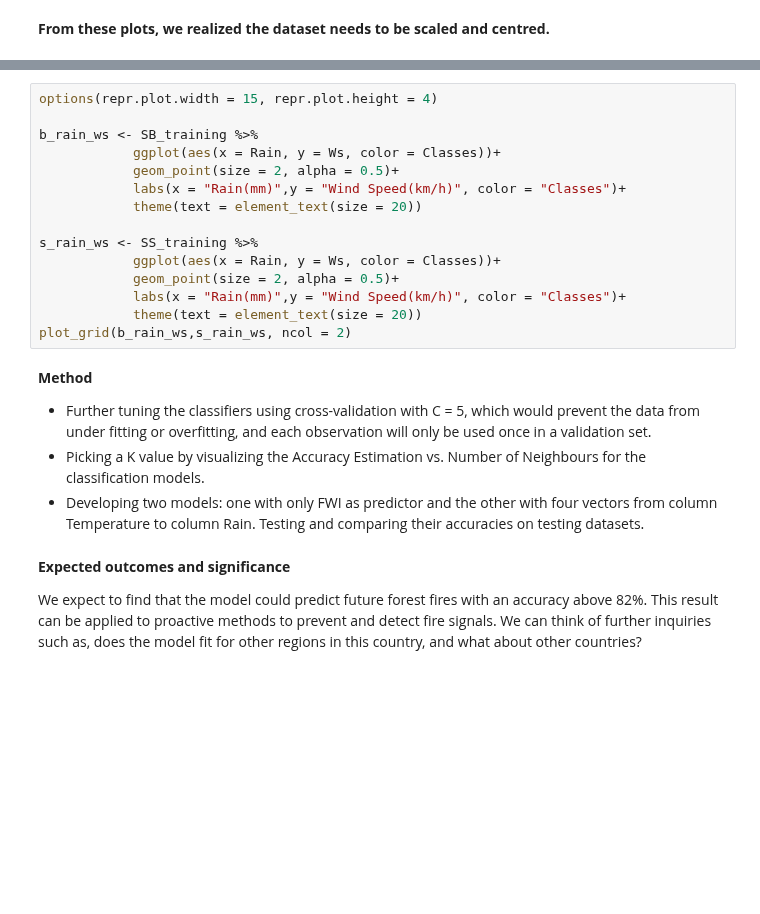
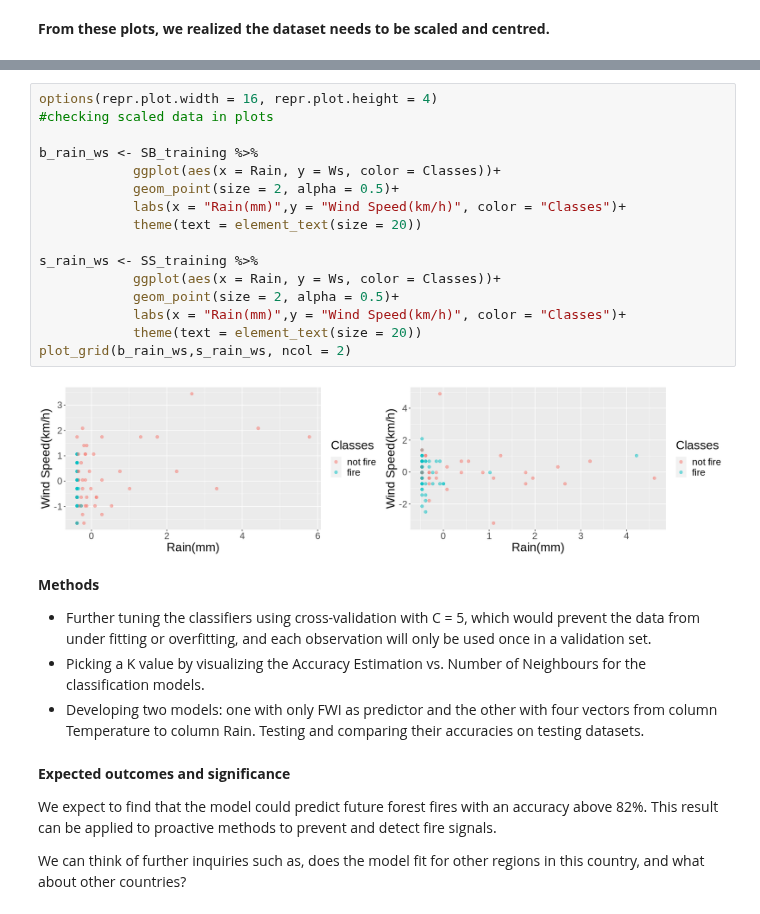
Before and after one commit to zjr-mds/Forest-Fire-Prediction, a Jupyter notebook: Proposal_Group2.ipynb, the cells around one changed output, grey strips where cells are left out. Saved outputs shown, nothing was run; the diff lists cells and outputs as text; blank space fills up the shorter version.

```diff
--- a/Proposal_Group2.ipynb
+++ b/Proposal_Group2.ipynb
@@ -222,22 +212,25 @@ SS_training <- S_training %>%
                               Ws = scale(Ws, center = TRUE),
                               Rain = scale(Rain, center = TRUE))
 # %%
-options(repr.plot.width = 15, repr.plot.height = 4)
+options(repr.plot.width = 16, repr.plot.height = 4)
+#checking scaled data in plots
 
 b_rain_ws <- SB_training %>%
             ggplot(aes(x = Rain, y = Ws, color = Classes))+
             geom_point(size = 2, alpha = 0.5)+
             labs(x = "Rain(mm)",y = "Wind Speed(km/h)", color = "Classes")+
             theme(text = element_text(size = 20))
 
 s_rain_ws <- SS_training %>%
             ggplot(aes(x = Rain, y = Ws, color = Classes))+
             geom_point(size = 2, alpha = 0.5)+
             labs(x = "Rain(mm)",y = "Wind Speed(km/h)", color = "Classes")+
             theme(text = element_text(size = 20))
 plot_grid(b_rain_ws,s_rain_ws, ncol = 2)
+# %% [output]
+[figure, added]
 # %% [markdown]
-**Method**
+**Methods**
 
 * Further tuning the classifiers using cross-validation with C = 5, which would prevent the data from under fitting or overfitting, and each observation will only be used once in a validation set.
 * Picking a K value by visualizing the Accuracy Estimation vs. Number of Neighbours for the classification models.
@@ -245,4 +238,6 @@ plot_grid(b_rain_ws,s_rain_ws, ncol = 2)
 # %% [markdown]
 **Expected outcomes and significance**
 
-We expect to find that the model could predict future forest fires with an accuracy above 82%. This result can be applied to proactive methods to prevent and detect fire signals. We can think of further inquiries such as, does the model fit for other regions in this country, and what about other countries?
+We expect to find that the model could predict future forest fires with an accuracy above 82%. This result can be applied to proactive methods to prevent and detect fire signals.
+
+We can think of further inquiries such as, does the model fit for other regions in this country, and what about other countries?
```
Also changed, not shown: parts of 5 cells of this notebook.
